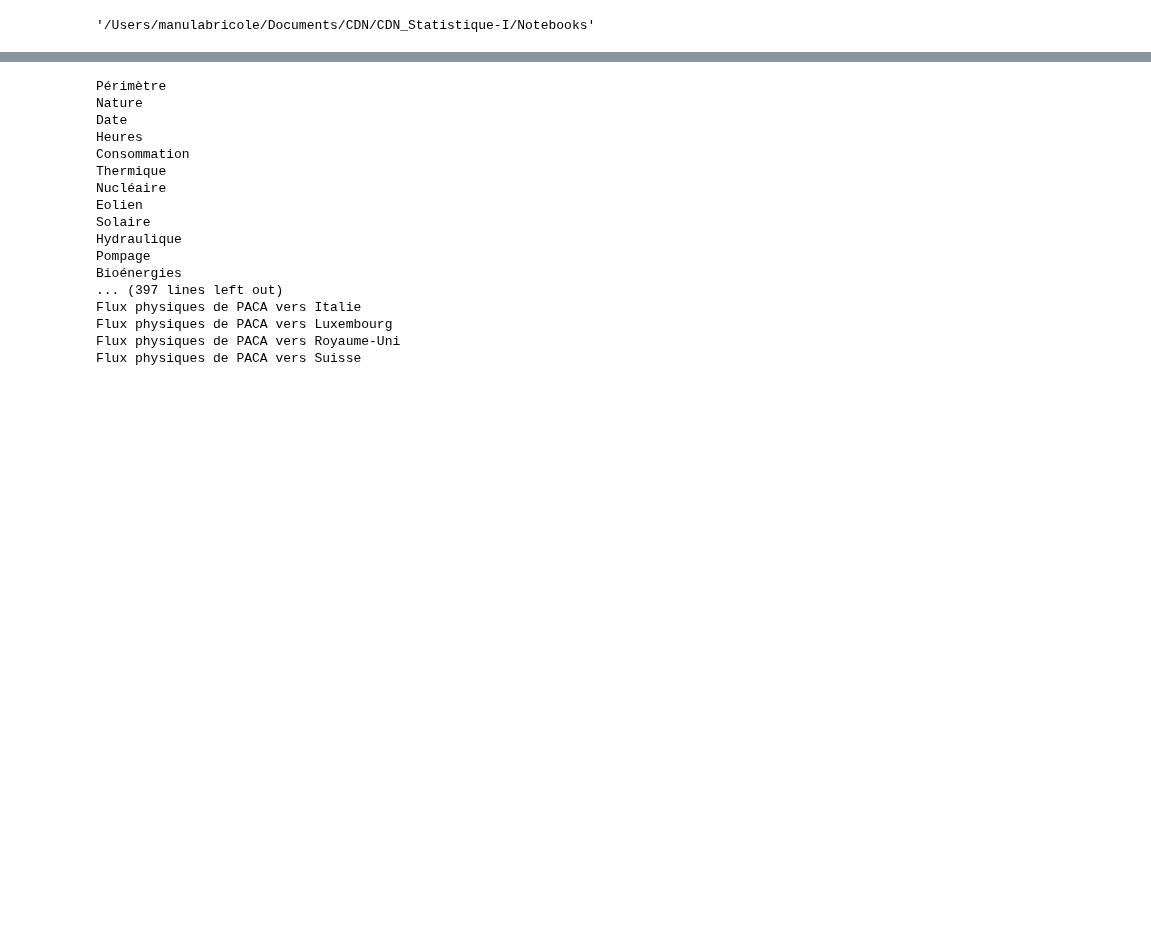
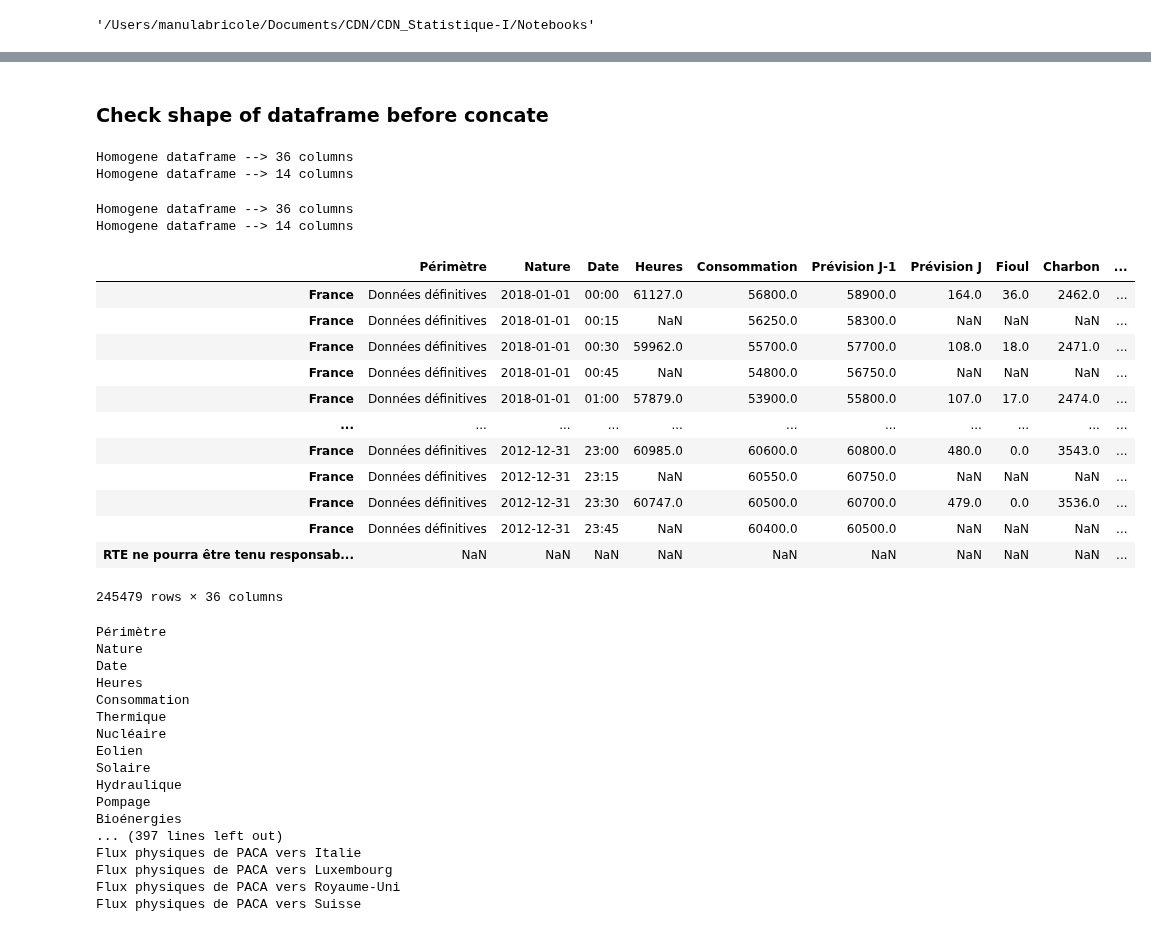
Before and after one commit to ManuLabricole/CDN-Statistique, a Jupyter notebook: Notebooks/Stat_descriptives_part2_mise_en_pratique.ipynb, the cells around one changed output, grey strips where cells are left out. Cells and saved outputs as stored; diff of their text form; code cells hidden in the pictures; blank space fills up the shorter version.

Commit message:
parsing and concat df

```diff
--- a/Notebooks/Stat_descriptives_part2_mise_en_pratique.ipynb
+++ b/Notebooks/Stat_descriptives_part2_mise_en_pratique.ipynb
@@ -277,5 +239,0 @@ oui
-# %%
-for file in listFiles:
-    print("--------------------------------------------------------------------------")
-    print(file.head(5))
-    print(file.columns)
@@ -316,0 +240,2 @@ df_full
+# %%
+nationalList, regionalList = get_list_of_df_from_zip(dataPath)
@@ -317,3 +310,44 @@ df_full
+# %% [markdown]
+### Check shape of dataframe before concate
+# %%
+def check_shape(dfList):
+    for file in dfList:
+        if len(file.columns) != len(dfList[0].columns):
+            print("Not same size")
+            return False
+        else:
+            print(f"Homogene dataframe --> {len(file.columns)} columns")
+            return True
+# %%
+annualDfCheck = check_shape(nationalList)
+regionalDfCheck = check_shape(regionalList)
+# %% [output]
+Homogene dataframe --> 36 columns
+Homogene dataframe --> 14 columns
+# %%
+if check_shape(nationalList):
+    df_annual = pd.concat(el for el in nationalList)
+if check_shape(regionalList):
+    df_regional = pd.concat(el for el in regionalList)
+# %% [output]
+Homogene dataframe --> 36 columns
+Homogene dataframe --> 14 columns
+# %%
+df_annual
+# %% [output]
+|  | Périmètre | Nature | Date | Heures | Consommation | Prévision J-1 | Prévision J | Fioul | Charbon | ... |
+| France | Données définitives | 2018-01-01 | 00:00 | 61127.0 | 56800.0 | 58900.0 | 164.0 | 36.0 | 2462.0 | ... |
+| France | Données définitives | 2018-01-01 | 00:15 | NaN | 56250.0 | 58300.0 | NaN | NaN | NaN | ... |
+| France | Données définitives | 2018-01-01 | 00:30 | 59962.0 | 55700.0 | 57700.0 | 108.0 | 18.0 | 2471.0 | ... |
+| France | Données définitives | 2018-01-01 | 00:45 | NaN | 54800.0 | 56750.0 | NaN | NaN | NaN | ... |
+| France | Données définitives | 2018-01-01 | 01:00 | 57879.0 | 53900.0 | 55800.0 | 107.0 | 17.0 | 2474.0 | ... |
+| ... | ... | ... | ... | ... | ... | ... | ... | ... | ... | ... |
+| France | Données définitives | 2012-12-31 | 23:00 | 60985.0 | 60600.0 | 60800.0 | 480.0 | 0.0 | 3543.0 | ... |
+| France | Données définitives | 2012-12-31 | 23:15 | NaN | 60550.0 | 60750.0 | NaN | NaN | NaN | ... |
+| France | Données définitives | 2012-12-31 | 23:30 | 60747.0 | 60500.0 | 60700.0 | 479.0 | 0.0 | 3536.0 | ... |
+| France | Données définitives | 2012-12-31 | 23:45 | NaN | 60400.0 | 60500.0 | NaN | NaN | NaN | ... |
+| RTE ne pourra être tenu responsab... | NaN | NaN | NaN | NaN | NaN | NaN | NaN | NaN | NaN | ... |
+245479 rows × 36 columns
 # %%
 for el in df_full.columns:
     print(el)
```
Also changed, not shown: parts of 6 cells of this notebook.
